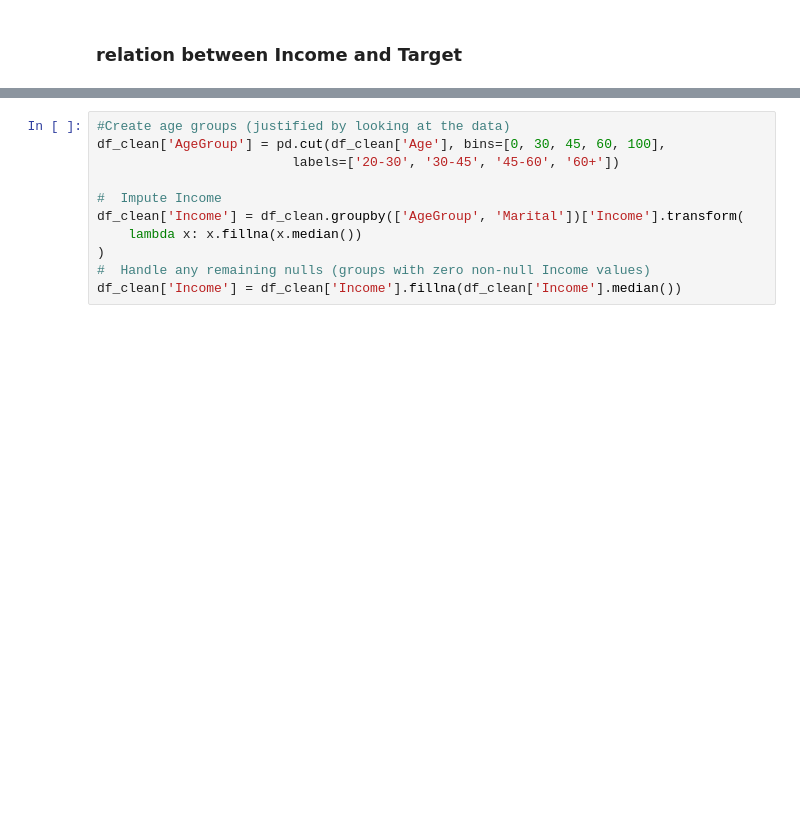
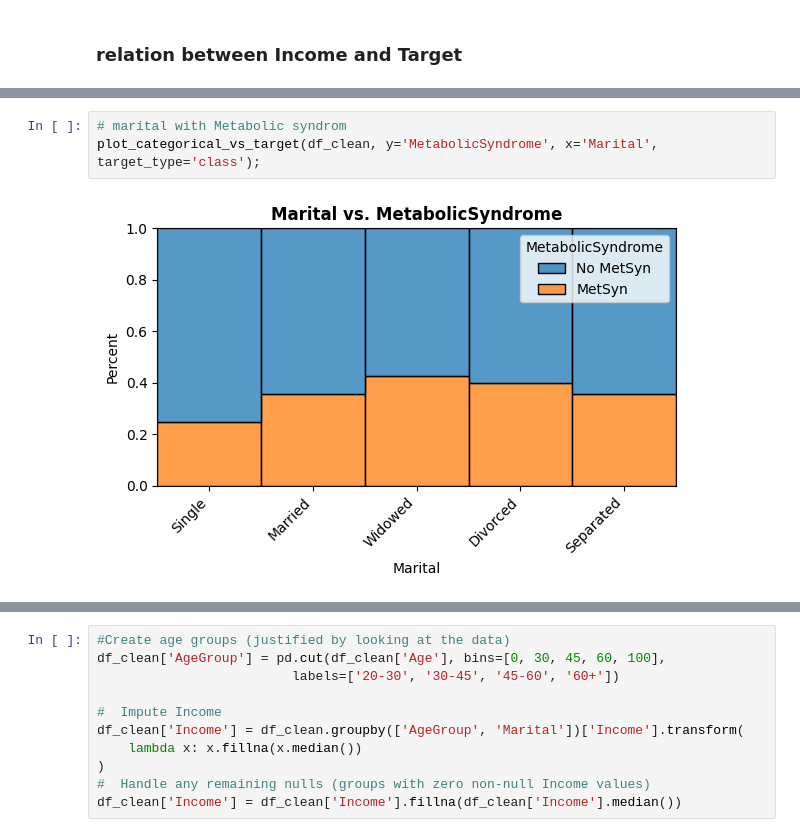
Before and after one commit to MaysNassar/-Metabolic-Syndrome-Prediction, a Jupyter notebook: Metabolic_Syndrome_Prediction.ipynb, the cells around one changed output, grey strips where cells are left out. Drawn from its saved outputs; the diff is of its cells as text; blank space fills up the shorter version.

```diff
--- a/Metabolic_Syndrome_Prediction.ipynb
+++ b/Metabolic_Syndrome_Prediction.ipynb
@@ -353,3 +413,8 @@ plot_categorical_vs_target(df_clean, y='Marital', x='Age', target_type='class');
+# %%
+# marital with Metabolic syndrom
+plot_categorical_vs_target(df_clean, y='MetabolicSyndrome', x='Marital', target_type='class');
+# %% [output]
+[figure, added]
 # %%
 # Impute missing in marital with map with age
 df_clean['Marital'].fillna(df_clean['Marital'].mode()[0], inplace=True)
```
Also changed, not shown: parts of 44 cells of this notebook.
